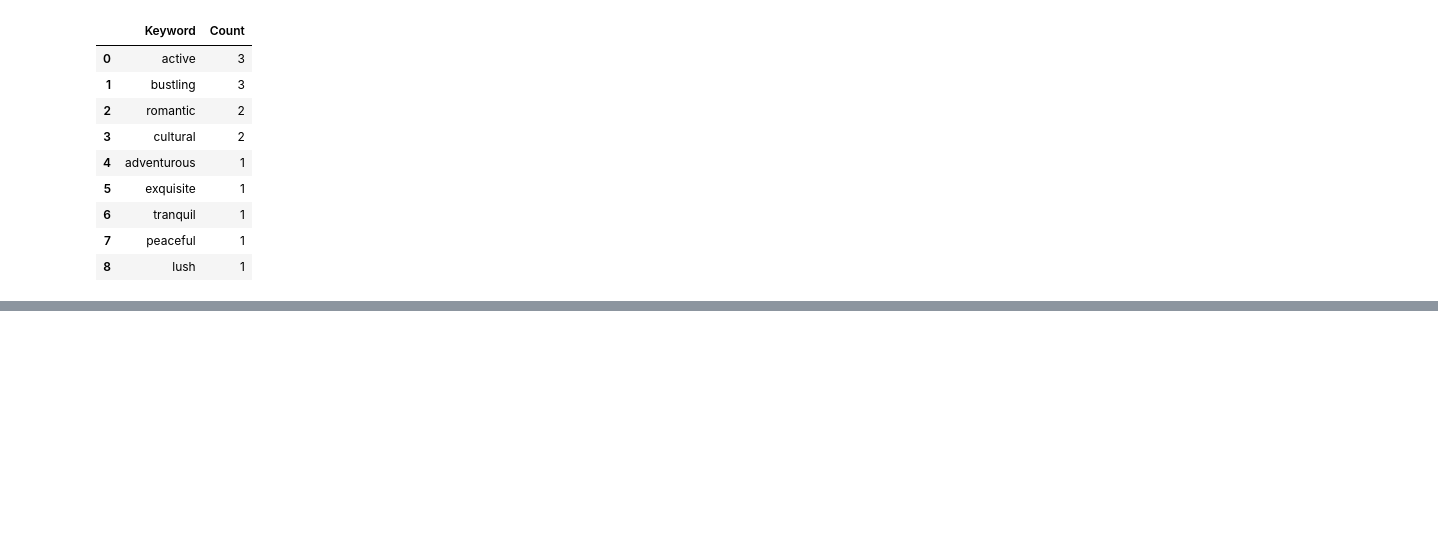
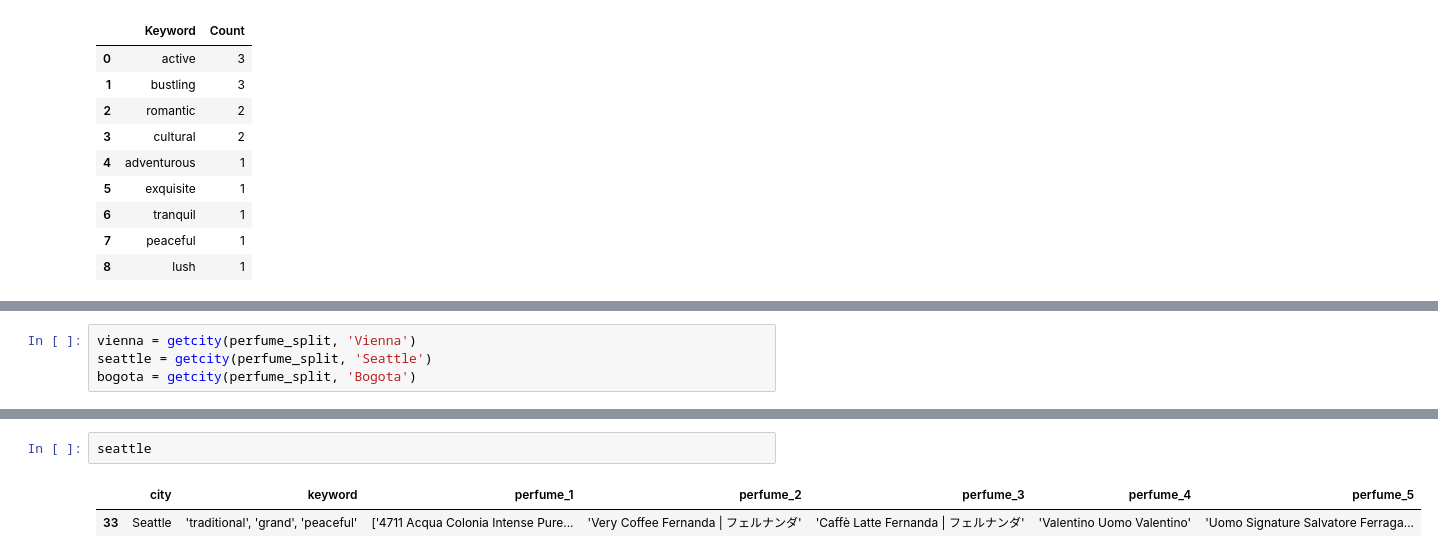
Before and after one commit to sohds/dontpergetme, a Jupyter notebook: Model/qualititative_evaluation.ipynb, the cells around one changed output, grey strips where cells are left out. Saved outputs shown, nothing was run; the diff lists cells and outputs as text; blank space fills up the shorter version.

```diff
--- a/Model/qualititative_evaluation.ipynb
+++ b/Model/qualititative_evaluation.ipynb
@@ -351,0 +385,4 @@ grandsoir_keywords
+# %%
+vienna = getcity(perfume_split, 'Vienna')
+seattle = getcity(perfume_split, 'Seattle')
+bogota = getcity(perfume_split, 'Bogota')
@@ -351,0 +394,5 @@ grandsoir_keywords
+# %%
+seattle
+# %% [output]
+|  | city | keyword | perfume_1 | perfume_2 | perfume_3 | perfume_4 | perfume_5 |
+| 33 | Seattle | 'traditional', 'grand', 'peaceful' | ['4711 Acqua Colonia Intense Pure... | 'Very Coffee Fernanda | フェルナンダ' | 'Caffè Latte Fernanda | フェルナンダ' | 'Valentino Uomo Valentino' | 'Uomo Signature Salvatore Ferraga... |
```
Also changed, not shown: parts of 26 cells of this notebook.
